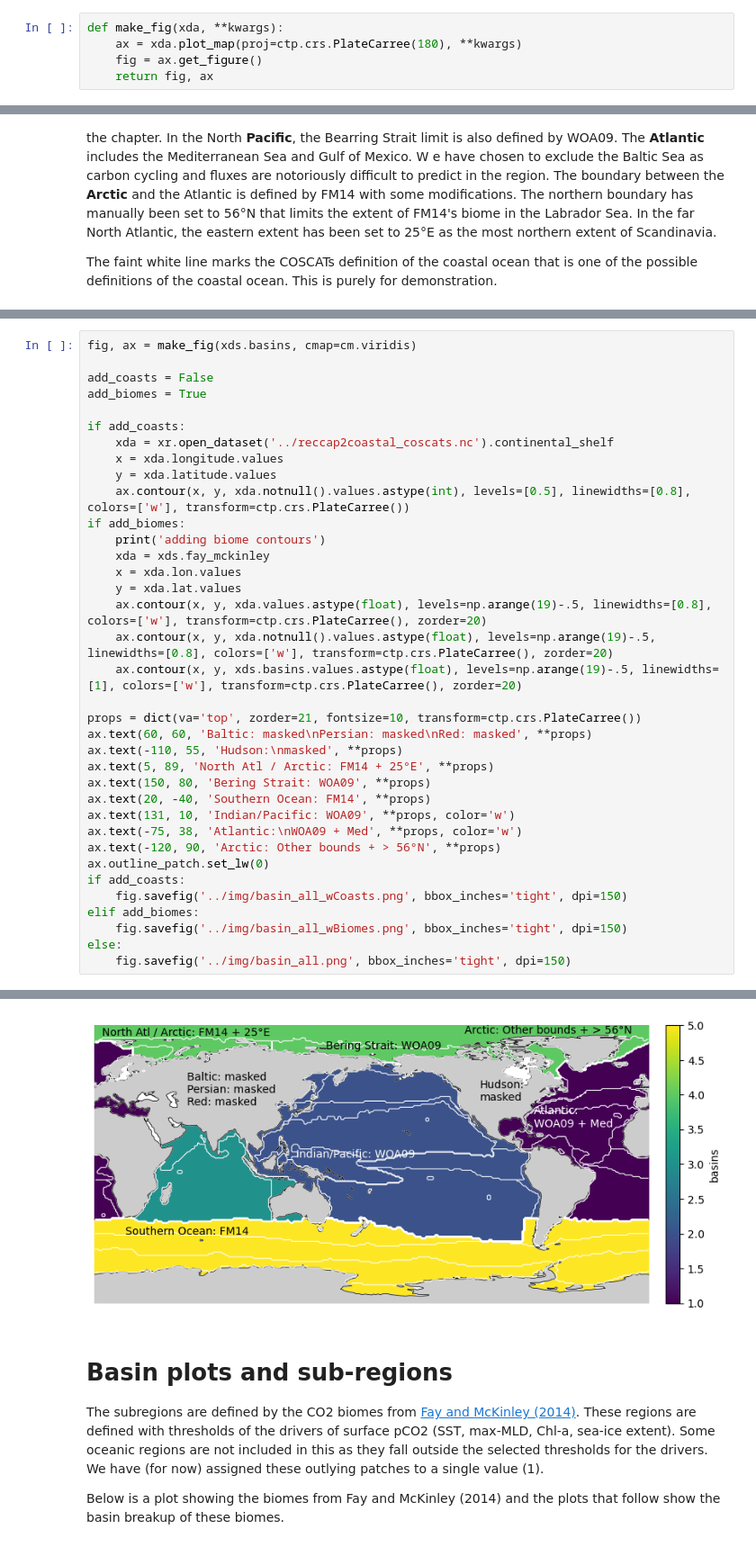
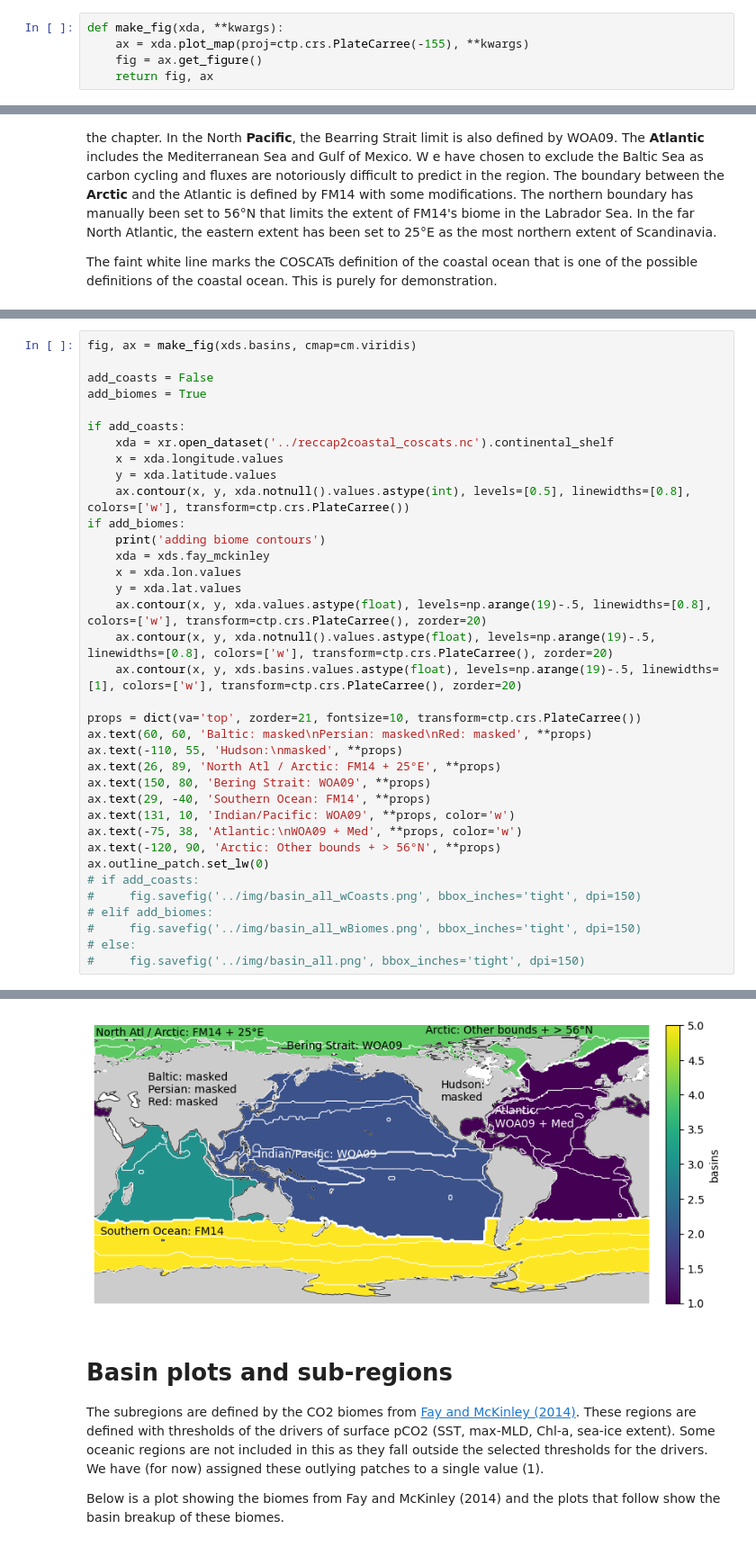
Before and after one commit to RECCAP2-ocean/R2-shared-resources, a Jupyter notebook: regions/scripts/reccap2regions.ipynb, the cells around one changed output, grey strips where cells are left out. Shown at 90% size. Saved outputs shown, nothing was run; the diff lists cells and outputs as text.

```diff
--- a/regions/scripts/reccap2regions.ipynb
+++ b/regions/scripts/reccap2regions.ipynb
@@ -10,7 +14,7 @@ Populating the interactive namespace from numpy and matplotlib
 xds = xr.open_dataset('../reccap2ocean_regions.nc')
 # %%
 def make_fig(xda, **kwargs):
-    ax = xda.plot_map(proj=ctp.crs.PlateCarree(180), **kwargs)
+    ax = xda.plot_map(proj=ctp.crs.PlateCarree(-155), **kwargs)
     fig = ax.get_figure()
     return fig, ax
 # %% [markdown]
@@ -46,42 +57,42 @@ contour(xda.notnull().values.astype(float), levels=np.arange(20))
 # %%
 fig, ax = make_fig(xds.basins, cmap=cm.viridis)
 
 add_coasts = False
 add_biomes = True
 
 if add_coasts:
     xda = xr.open_dataset('../reccap2coastal_coscats.nc').continental_shelf
     x = xda.longitude.values
     y = xda.latitude.values
     ax.contour(x, y, xda.notnull().values.astype(int), levels=[0.5], linewidths=[0.8], colors=['w'], transform=ctp.crs.PlateCarree())
 if add_biomes:
     print('adding biome contours')
     xda = xds.fay_mckinley
     x = xda.lon.values
     y = xda.lat.values
     ax.contour(x, y, xda.values.astype(float), levels=np.arange(19)-.5, linewidths=[0.8], colors=['w'], transform=ctp.crs.PlateCarree(), zorder=20)
     ax.contour(x, y, xda.notnull().values.astype(float), levels=np.arange(19)-.5, linewidths=[0.8], colors=['w'], transform=ctp.crs.PlateCarree(), zorder=20)
     ax.contour(x, y, xds.basins.values.astype(float), levels=np.arange(19)-.5, linewidths=[1], colors=['w'], transform=ctp.crs.PlateCarree(), zorder=20)
 
 props = dict(va='top', zorder=21, fontsize=10, transform=ctp.crs.PlateCarree())
 ax.text(60, 60, 'Baltic: masked\nPersian: masked\nRed: masked', **props)
 ax.text(-110, 55, 'Hudson:\nmasked', **props)
-ax.text(5, 89, 'North Atl / Arctic: FM14 + 25°E', **props)
+ax.text(26, 89, 'North Atl / Arctic: FM14 + 25°E', **props)
 ax.text(150, 80, 'Bering Strait: WOA09', **props)
-ax.text(20, -40, 'Southern Ocean: FM14', **props)
+ax.text(29, -40, 'Southern Ocean: FM14', **props)
 ax.text(131, 10, 'Indian/Pacific: WOA09', **props, color='w')
 ax.text(-75, 38, 'Atlantic:\nWOA09 + Med', **props, color='w')
 ax.text(-120, 90, 'Arctic: Other bounds + > 56°N', **props)
 ax.outline_patch.set_lw(0)
-if add_coasts:
-    fig.savefig('../img/basin_all_wCoasts.png', bbox_inches='tight', dpi=150)
-elif add_biomes:
-    fig.savefig('../img/basin_all_wBiomes.png', bbox_inches='tight', dpi=150)
-else:
-    fig.savefig('../img/basin_all.png', bbox_inches='tight', dpi=150)
+# if add_coasts:
+#     fig.savefig('../img/basin_all_wCoasts.png', bbox_inches='tight', dpi=150)
+# elif add_biomes:
+#     fig.savefig('../img/basin_all_wBiomes.png', bbox_inches='tight', dpi=150)
+# else:
+#     fig.savefig('../img/basin_all.png', bbox_inches='tight', dpi=150)
 # %% [output]
 adding biome contours
-[figure, old version]
+[figure, new version]
 # %% [markdown]
 # Basin plots and sub-regions
 
```
Also changed, not shown: parts of 4 cells of this notebook, 2 other files.
